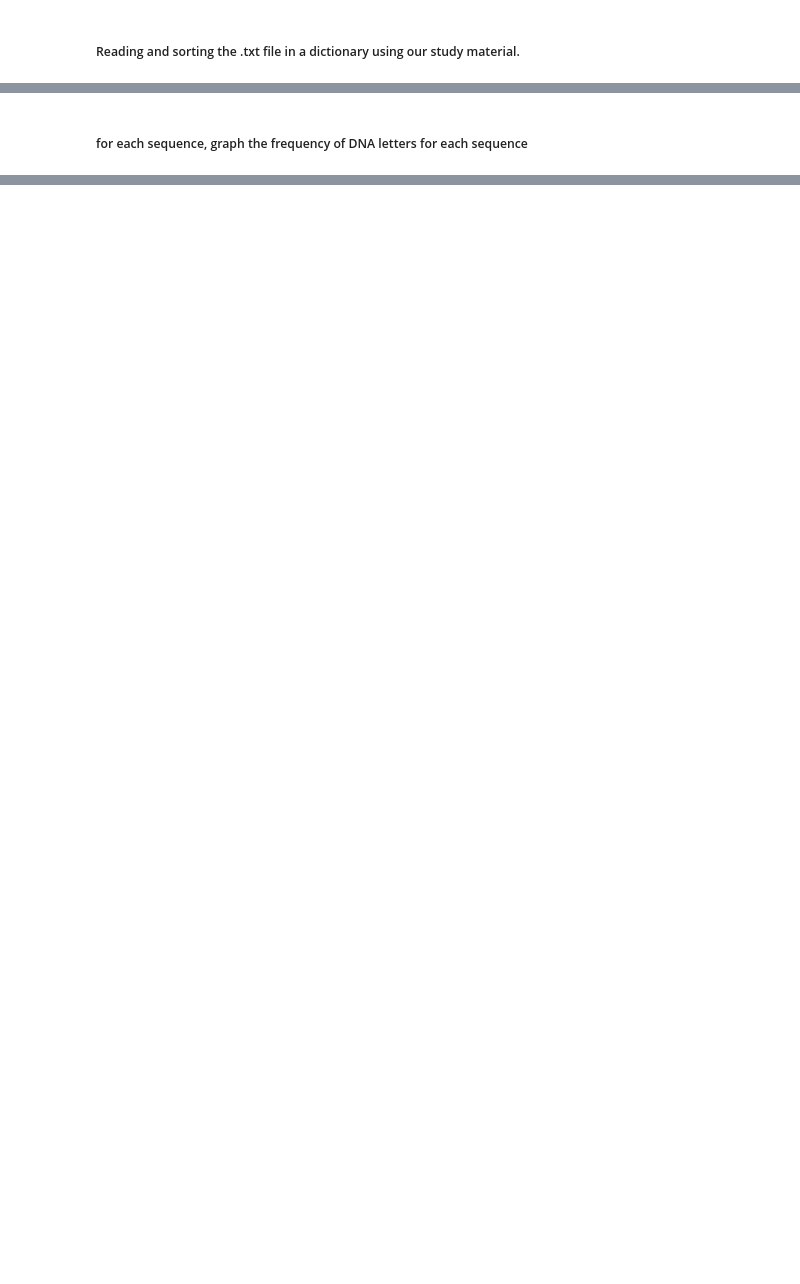
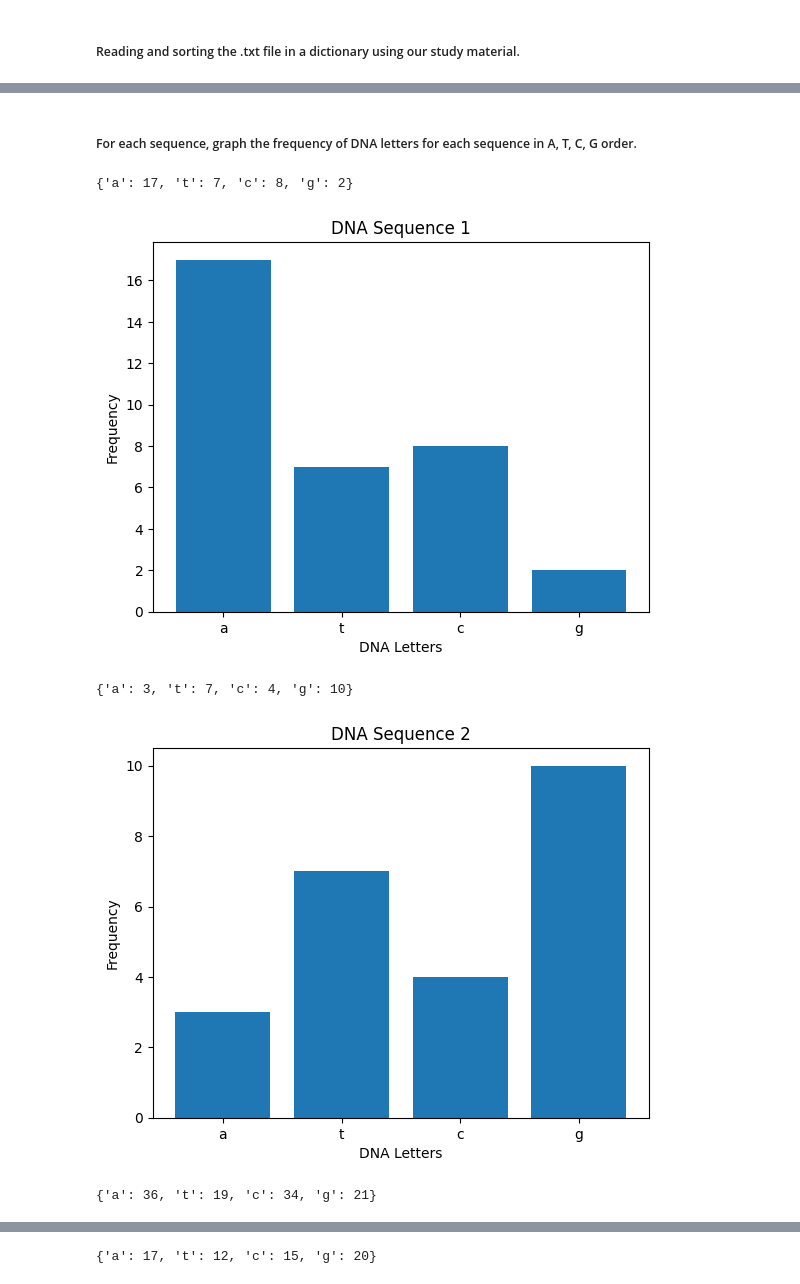
Before and after one commit to StefanLundberg77/OPA24_lab_1, a Jupyter notebook: main.ipynb, the cells around one changed output, grey strips where cells are left out. Drawn from its saved outputs; the diff is of its cells as text; code cells hidden in the pictures; blank space fills up the shorter version.

Commit message:
"changed logic for "atcg" and added a .join with zip for dict printing sequences"

```diff
--- a/main.ipynb
+++ b/main.ipynb
@@ -80,2 +99,2 @@ for sequence_name, char in char_count.items():
 # %% [markdown]
-##### for each sequence, graph the frequency of DNA letters for each sequence
+##### For each sequence, graph the frequency of DNA letters for each sequence in A, T, C, G order.
@@ -102,0 +101,35 @@ for sequence_name, counts in char_count.items():
+# %%
+import matplotlib.pyplot as plt
+
+# loop through the count results
+for sequence_name, counts in char_count.items():
+
+    # list for presentation of string chars. possible TODO: add excessive letters in a "misc" or something.
+    x = ["a", "t", "c", "g"]
+
+    # list of counts correlating to the chars in x. Ignores chars not specified in x
+    y = [counts[char] for char in x]
+
+    # join x and y list index values and print in "dictionary like" format. https://www.w3schools.com/python/ref_func_zip.asp
+    print("{" + ", ".join(f"'{x}': {y}" for x, y in zip(x, y)) + "}")
+
+    #creates plotting matplotlib figures using the x & y lists values
+    plt.bar(x, y)
+
+    # create diagram title by replacing dict sequence name. https://www.w3schools.com/python/ref_string_replace.asp
+    plt.title(sequence_name.replace(">seq", "DNA Sequence "))
+
+    # create label for y-axis
+    plt.xlabel("DNA Letters")
+
+    # create label for y-axis
+    plt.ylabel("Frequency")
+
+    # prints the figure in current iterated sequence
+    plt.show()
+# %% [output]
+{'a': 17, 't': 7, 'c': 8, 'g': 2}
+[figure, added]
+{'a': 3, 't': 7, 'c': 4, 'g': 10}
+[figure, added]
+{'a': 36, 't': 19, 'c': 34, 'g': 21}
@@ -102,0 +137 @@ for sequence_name, counts in char_count.items():
+{'a': 17, 't': 12, 'c': 15, 'g': 20}
```
Also changed, not shown: parts of 6 cells of this notebook.
